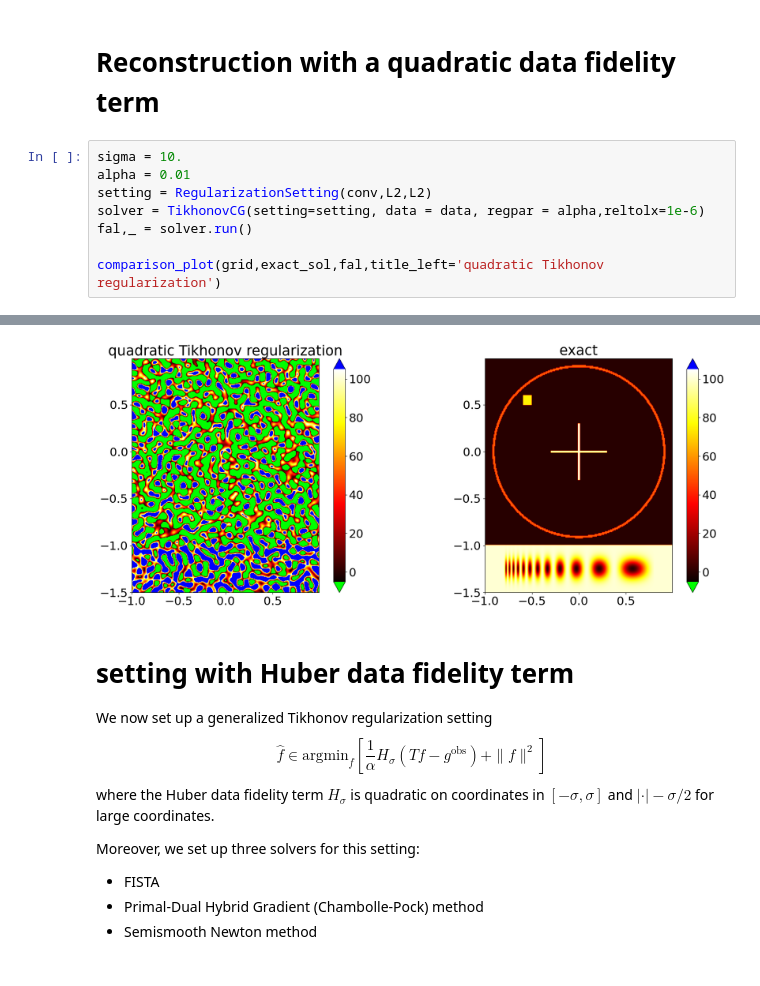
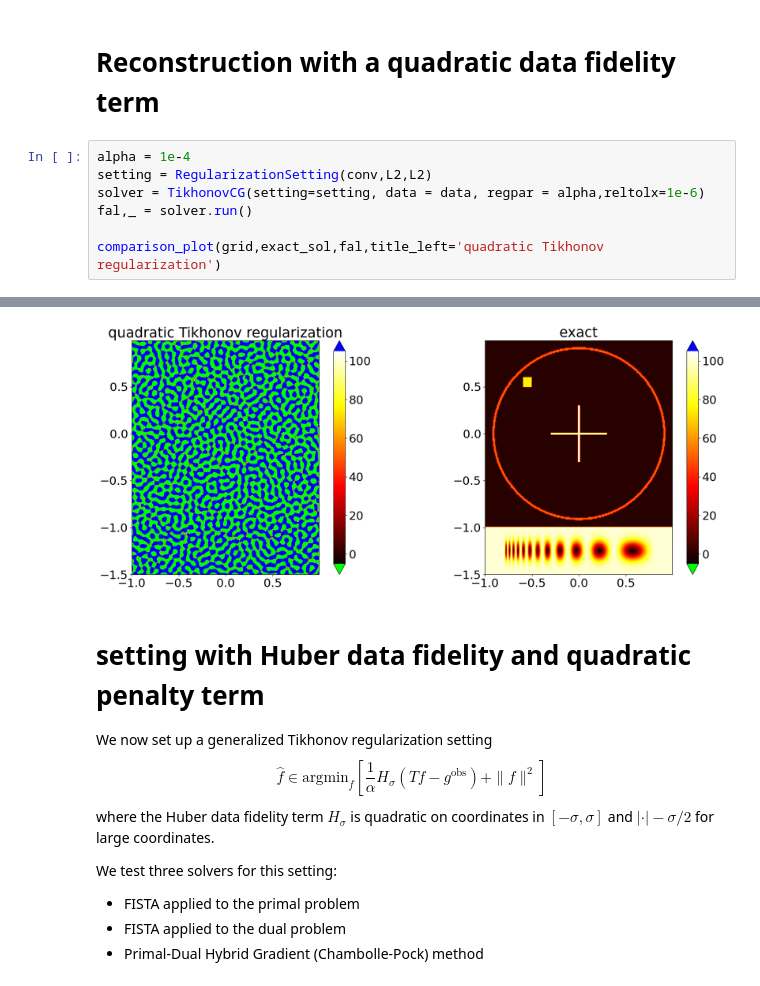
Before and after one commit to regpy/regpy, a Jupyter notebook: examples/deconvolution/impulsive_noise2D.ipynb, the cells around one changed output, grey strips where cells are left out. Saved outputs shown, nothing was run; the diff lists cells and outputs as text.

```diff
--- a/examples/deconvolution/impulsive_noise2D.ipynb
+++ b/examples/deconvolution/impulsive_noise2D.ipynb
@@ -50,8 +52,7 @@ comparison_plot(grid,exact_sol,data,title_left='noisy measurement data')
 # %% [markdown]
 # Reconstruction with a quadratic data fidelity term
 # %%
-sigma = 10.
-alpha = 0.01
+alpha = 1e-4
 setting = RegularizationSetting(conv,L2,L2)
 solver = TikhonovCG(setting=setting, data = data, regpar = alpha,reltolx=1e-6)
 fal,_ = solver.run()
@@ -63,14 +64,14 @@ comparison_plot(grid,exact_sol,fal,title_left='quadratic Tikhonov regularization
-[figure, old version]
+[figure, new version]
 # %% [markdown]
-# setting with Huber data fidelity term
+# setting with Huber data fidelity and quadratic penalty term
 We now set up a generalized Tikhonov regularization setting
 $$
 \hat{f} \in \mathrm{argmin}_f\left[\frac{1}{\alpha}H_{\sigma}(Tf-g^{\mathrm{obs}})+\|f\|^2\right]
 $$
 where the Huber data fidelity term $H_{\sigma}$ is quadratic on coordinates in $[-\sigma,\sigma]$ and $|\cdot|-\sigma/2$ for large coordinates.
 
-Moreover, we set up three solvers for this setting:
-- FISTA
+We test three solvers for this setting:
+- FISTA applied to the primal problem
+- FISTA applied to the dual problem
 - Primal-Dual Hybrid Gradient (Chambolle-Pock) method
-- Semismooth Newton method
 # %%
```
Also changed, not shown: parts of 17 cells of this notebook.
